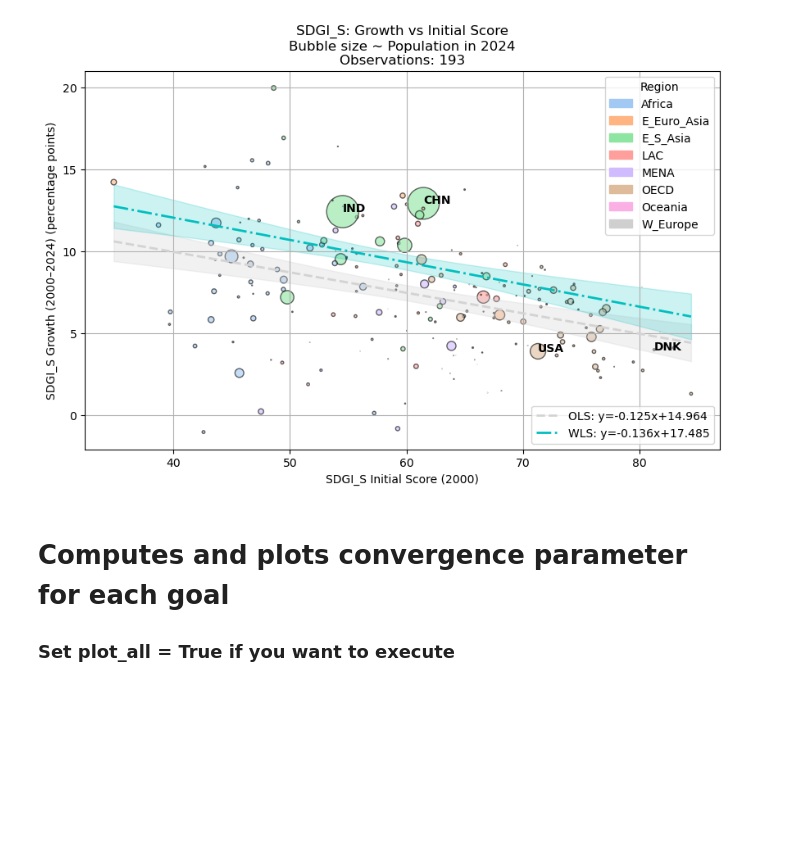
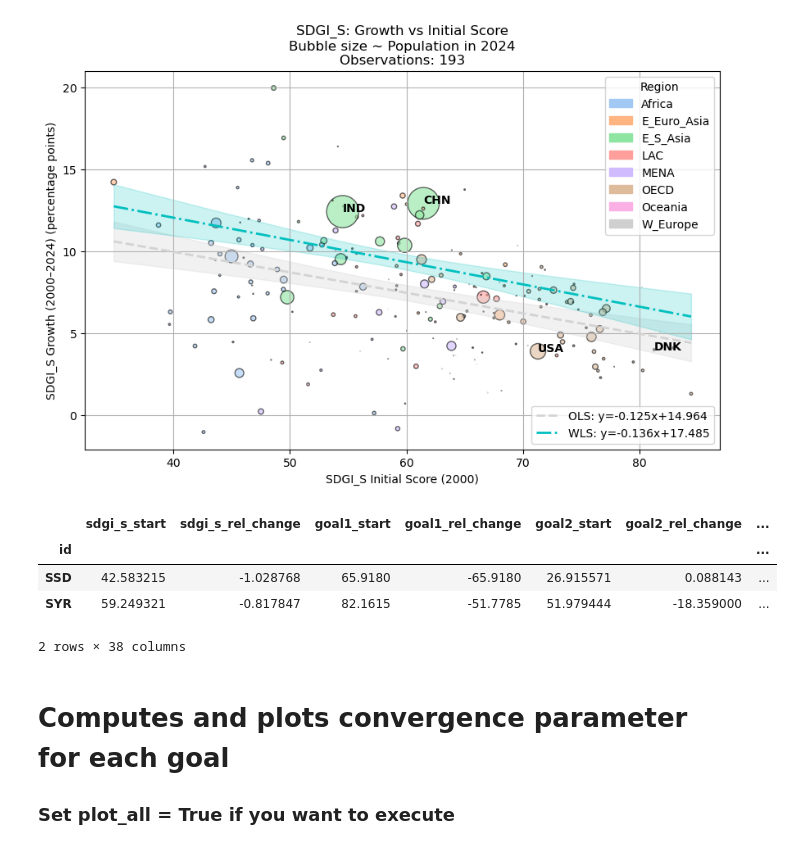
Before and after one commit to gqh814/FN, a Jupyter notebook: code/kode.ipynb, the cells around one changed output. Saved outputs shown, nothing was run; the diff lists cells and outputs as text; code cells hidden in the pictures; blank space fills up the shorter version.

```diff
--- a/code/kode.ipynb
+++ b/code/kode.ipynb
@@ -102,6 +302,14 @@ plot_growth_vs_initial(summary, goal="sdgi_s",
                        show_confidence_bands=True)
 # %% [output]
 [figure]
+# %%
+summary[summary.sdgi_s_rel_change < 0]
+# %% [output]
+|  | sdgi_s_start | sdgi_s_rel_change | goal1_start | goal1_rel_change | goal2_start | goal2_rel_change | ... |
+| id |  |  |  |  |  |  | ... |
+| SSD | 42.583215 | -1.028768 | 65.9180 | -65.9180 | 26.915571 | 0.088143 | ... |
+| SYR | 59.249321 | -0.817847 | 82.1615 | -51.7785 | 51.979444 | -18.359000 | ... |
+2 rows × 38 columns
 # %% [markdown]
 # Computes and plots convergence parameter for each goal
 
```
Also changed, not shown: parts of 14 cells of this notebook.
